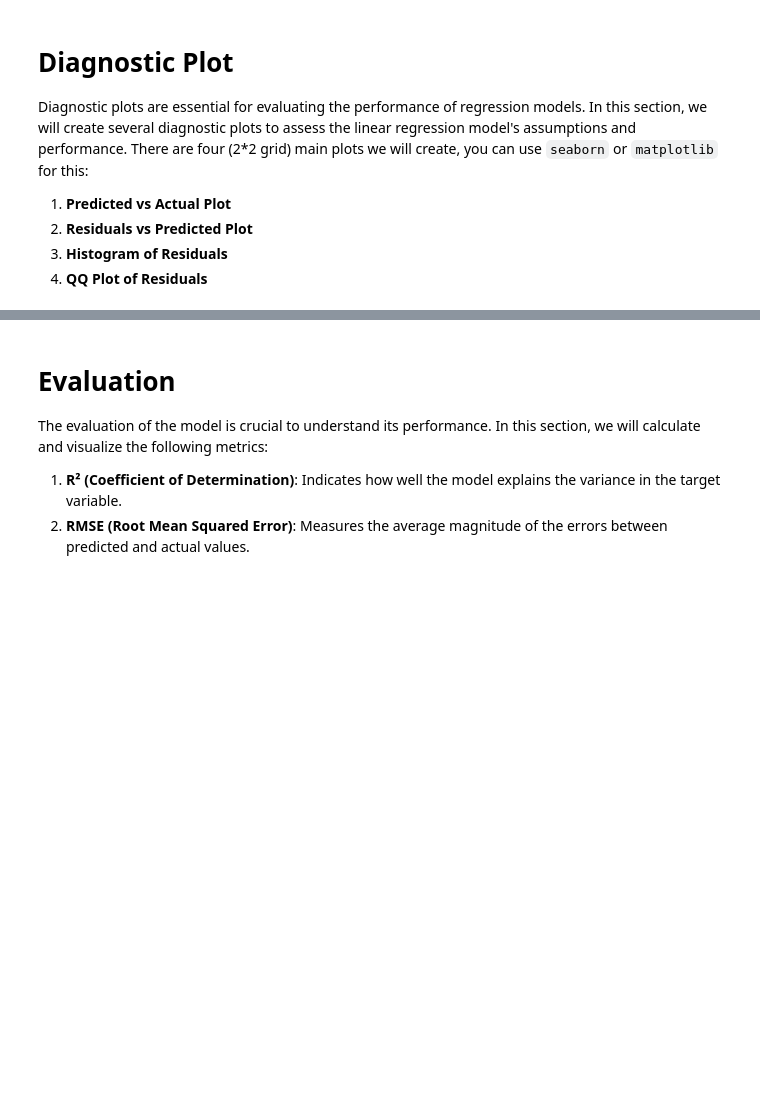
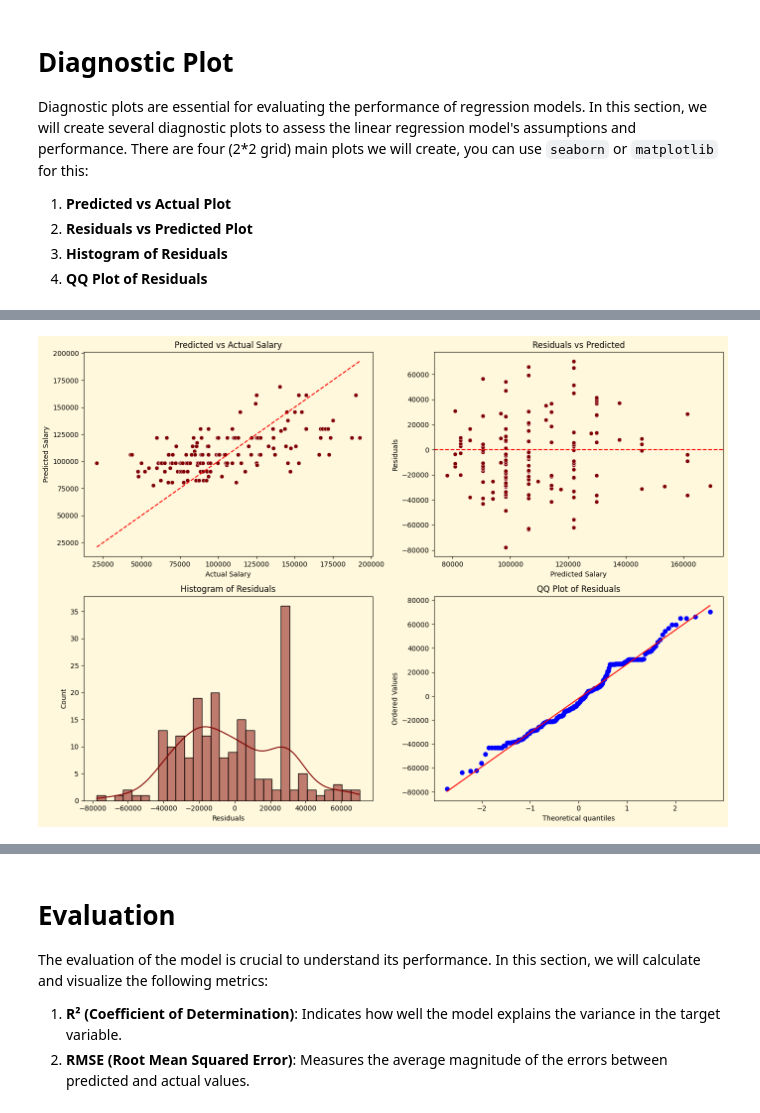
Before and after one commit to met-ad-688/lab08-moizd9, a Jupyter notebook: lab08-moizd9.ipynb, the cells around one changed output, grey strips where cells are left out. Saved outputs shown, nothing was run; the diff lists cells and outputs as text; code cells hidden in the pictures; blank space fills up the shorter version.

Commit message:
plots created

```diff
--- a/lab08-moizd9.ipynb
+++ b/lab08-moizd9.ipynb
@@ -438,0 +385,54 @@ plt.show()
+# %%
+# Import libraries
+import matplotlib.pyplot as plt
+import seaborn as sns
+import scipy.stats as stats
+
+# Set plot style
+plt.style.use('default')  # Reset to default first
+plt.rcParams['axes.facecolor'] = '#FFF8DC'   # Light cream background for plots
+plt.rcParams['figure.facecolor'] = '#FFF8DC' # Light cream background for figure
+plt.rcParams['axes.edgecolor'] = 'black'
+plt.rcParams['axes.labelcolor'] = 'black'
+plt.rcParams['xtick.color'] = 'black'
+plt.rcParams['ytick.color'] = 'black'
+
+# Set figure size
+plt.figure(figsize=(14, 10))
+
+# 1. Predicted vs Actual
+plt.subplot(2, 2, 1)
+sns.scatterplot(x=pdf["Average_Salary"], y=pdf["prediction"], color="#800000")  # maroon color
+plt.plot(
+    [pdf["Average_Salary"].min(), pdf["Average_Salary"].max()],
+    [pdf["Average_Salary"].min(), pdf["Average_Salary"].max()],
+    color="red", linestyle="--"
+)
+plt.xlabel("Actual Salary")
+plt.ylabel("Predicted Salary")
+plt.title("Predicted vs Actual Salary")
+
+# 2. Residuals vs Predicted
+plt.subplot(2, 2, 2)
+sns.scatterplot(x=pdf["prediction"], y=pdf["residuals"], color="#800000")  # maroon color
+plt.axhline(0, color="red", linestyle="--")
+plt.xlabel("Predicted Salary")
+plt.ylabel("Residuals")
+plt.title("Residuals vs Predicted")
+
+# 3. Histogram of Residuals
+plt.subplot(2, 2, 3)
+sns.histplot(pdf["residuals"], bins=30, kde=True, color="#800000")  # maroon color
+plt.xlabel("Residuals")
+plt.title("Histogram of Residuals")
+
+# 4. QQ Plot of Residuals
+plt.subplot(2, 2, 4)
+stats.probplot(pdf["residuals"], dist="norm", plot=plt)
+plt.title("QQ Plot of Residuals")
+
+# Layout adjustment
+plt.tight_layout()
+plt.show()
+# %% [output]
+[figure, added]
```
Also changed, not shown: parts of 5 cells of this notebook.
